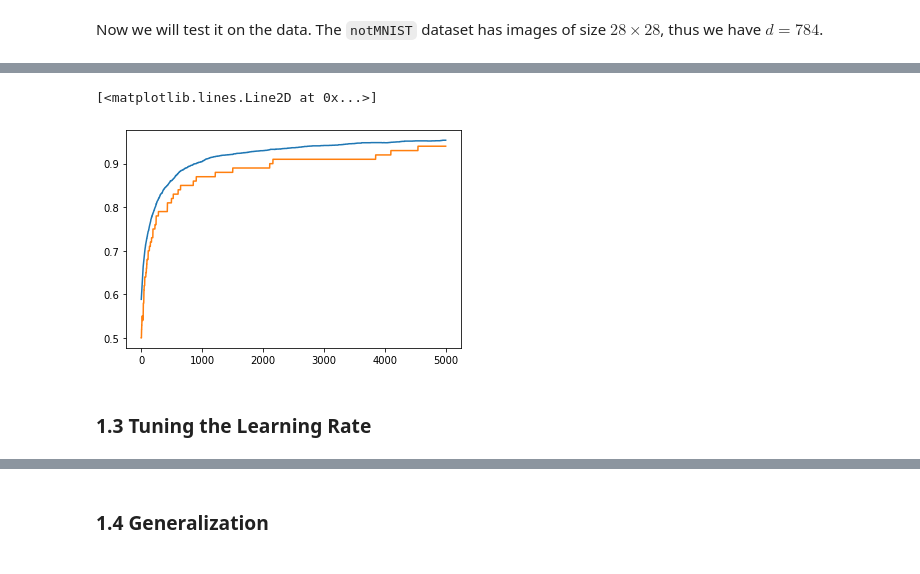
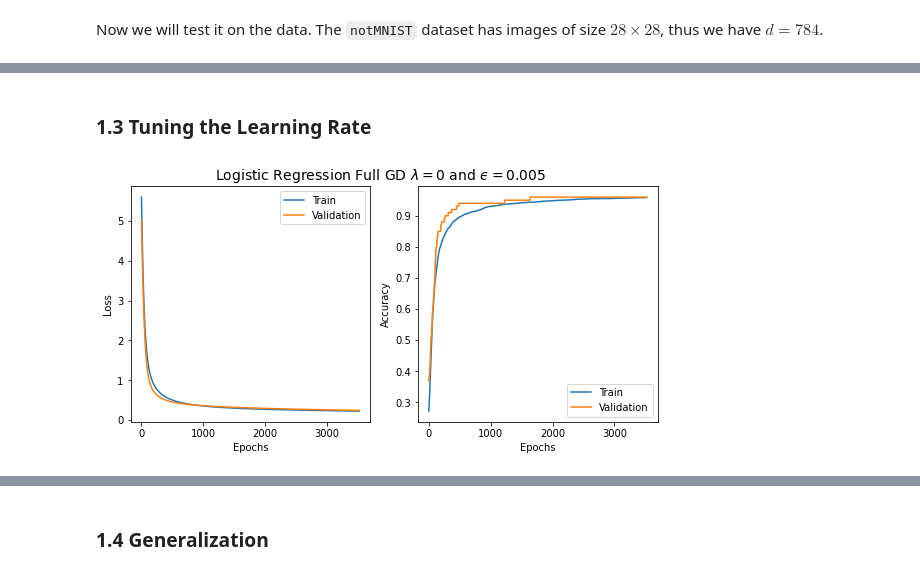
Before and after one commit to pranshumalik14/ece421-labs-hw, a Jupyter notebook: labs/lab1/lab1.ipynb, the cells around one changed output, grey strips where cells are left out. Drawn from its saved outputs; the diff is of its cells as text; code cells hidden in the pictures.

Commit message:
plotting added

```diff
--- a/labs/lab1/lab1.ipynb
+++ b/labs/lab1/lab1.ipynb
@@ -140,8 +131,29 @@ plt.plot(loss_history[:, 1])
-# %%
-plt.plot(accuracy_history[:, 0])
-plt.plot(accuracy_history[:, 1])
-# %% [output]
-[<matplotlib.lines.Line2D at 0x...>]
-[figure, removed]
+# %%
+def plot_learning_history(title, loss_hist, acc_hist):
+    # loss_hist = [train_loss, valid_loss, test_loss]
+    # acc_hist  = [train_acc, valid_acc, test_acc]
+    f, ax  = plt.subplots(1, 2, figsize=(8,4))
+    labels = ["Train", "Validation", "Test"]
+
+    for i in range(loss_hist.shape[1]):
+        ax[0].plot(loss_hist[:, i], label=labels[i]) # plot loss history on left
+        ax[1].plot(acc_hist[:, i], label=labels[i])  # plot accuracy history on right
+
+    # add lables and title
+    ax[0].set_xlabel("Epochs")
+    ax[0].set_ylabel("Loss")
+    ax[0].legend()
+    ax[1].set_xlabel("Epochs")
+    ax[1].set_ylabel("Accuracy")
+    ax[1].legend()
+    f.suptitle(title, fontsize=14, y=1.03)
+    return plt.tight_layout()
 # %% [markdown]
 ### 1.3 Tuning the Learning Rate
+# %%
+w_init = np.random.normal(0.001, 0.99, (X_train.shape[1], 1)) # initial weight vector
+_, loss_history_eps_0p005, accuracy_history_eps_0p005 = grad_descent(w_init, Xs, Ys, 0.005, 5000, 0)
+title  = r"Logistic Regression Full GD $\lambda={}$ and $ϵ={}$".format(0, 0.005)
+plot_learning_history(title, loss_history_eps_0p005[:, 0:2], accuracy_history_eps_0p005[:, 0:2])
+# %% [output]
+[figure, added]
```
Also changed, not shown: parts of 13 cells of this notebook.
